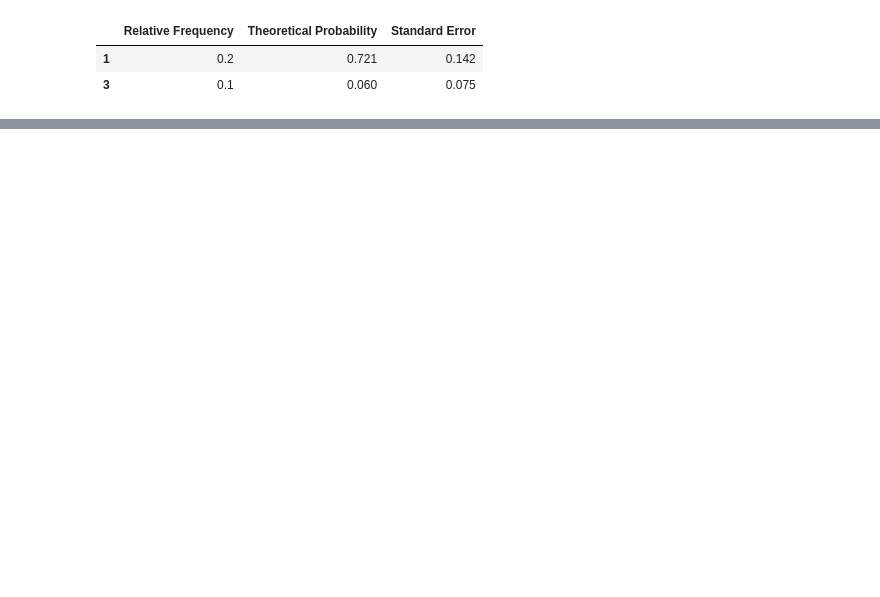
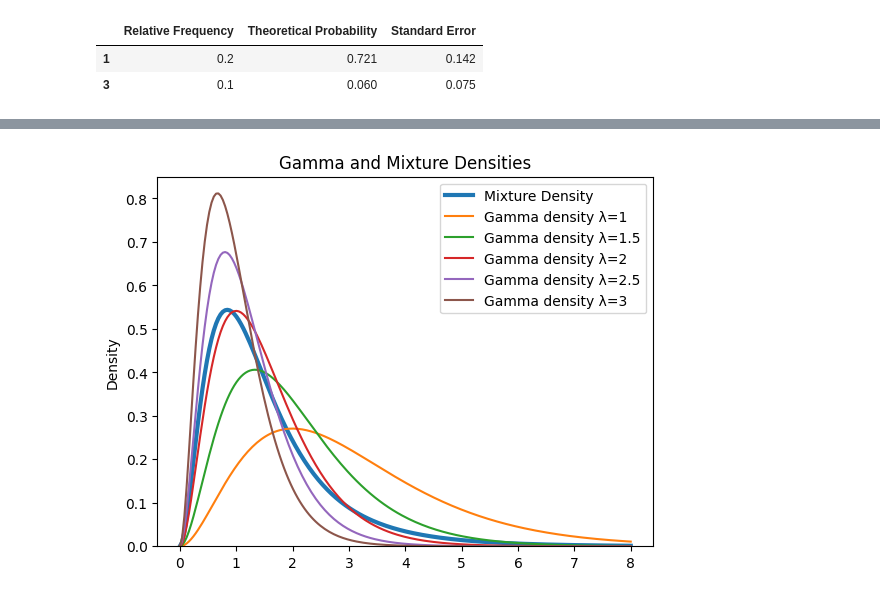
Before and after one commit to paul32515900/-, a Jupyter notebook: class.ipynb, the cells around one changed output, grey strips where cells are left out. Saved outputs shown, nothing was run; the diff lists cells and outputs as text; code cells hidden in the pictures; blank space fills up the shorter version.

```diff
--- a/class.ipynb
+++ b/class.ipynb
@@ -534,0 +733,17 @@ plt.show()
+# %%
+import numpy as np
+
+
+n = 5000
+p = [0.1, 0.2, 0.2, 0.3, 0.2]
+lambda_values = [1, 1.5, 2, 2.5, 3]
+
+# 根據機率 p抽樣k
+k = np.random.choice(np.arange(1, 6), size=n, replace=True, p=p)
+
+# 根據 k 獲取對應的rate
+rate = np.array([lambda_values[i-1] for i in k])
+
+
+x = np.random.gamma(shape=3, scale=1/rate)
+print(x)
@@ -534,0 +762,33 @@ plt.show()
+# %%
+import numpy as np
+import matplotlib.pyplot as plt
+from scipy.stats import gamma
+
+# 定義混合分配的密度函數
+def f(x, lambda_values, theta):
+    return np.sum([gamma.pdf(x, a=3, scale=1/lambda_values[i]) * theta[i] for i in range(len(lambda_values))])
+
+# 參數
+p = [0.1, 0.2, 0.2, 0.3, 0.2]
+lambda_values = [1, 1.5, 2, 2.5, 3]
+x = np.linspace(0, 8, 200)
+
+# 計算混合分配的密度函數值
+y_mixture = np.array([f(val, lambda_values, p) for val in x])
+
+# 繪製混合分配的密度圖
+plt.plot(x, y_mixture, label='Mixture Density', lw=3)
+plt.ylim(0, 0.85)
+plt.ylabel("Density")
+plt.title("Gamma and Mixture Densities")
+
+# 繪製各個 Gamma 分配的密度圖
+for j in range(5):
+    y_gamma = gamma.pdf(x, a=3, scale=1/lambda_values[j])
+    plt.plot(x, y_gamma, label=f'Gamma density λ={lambda_values[j]}')
+
+# 顯示圖例
+plt.legend()
+plt.show()
+# %% [output]
+[figure, added]
```
Also changed, not shown: parts of 36 cells of this notebook.
